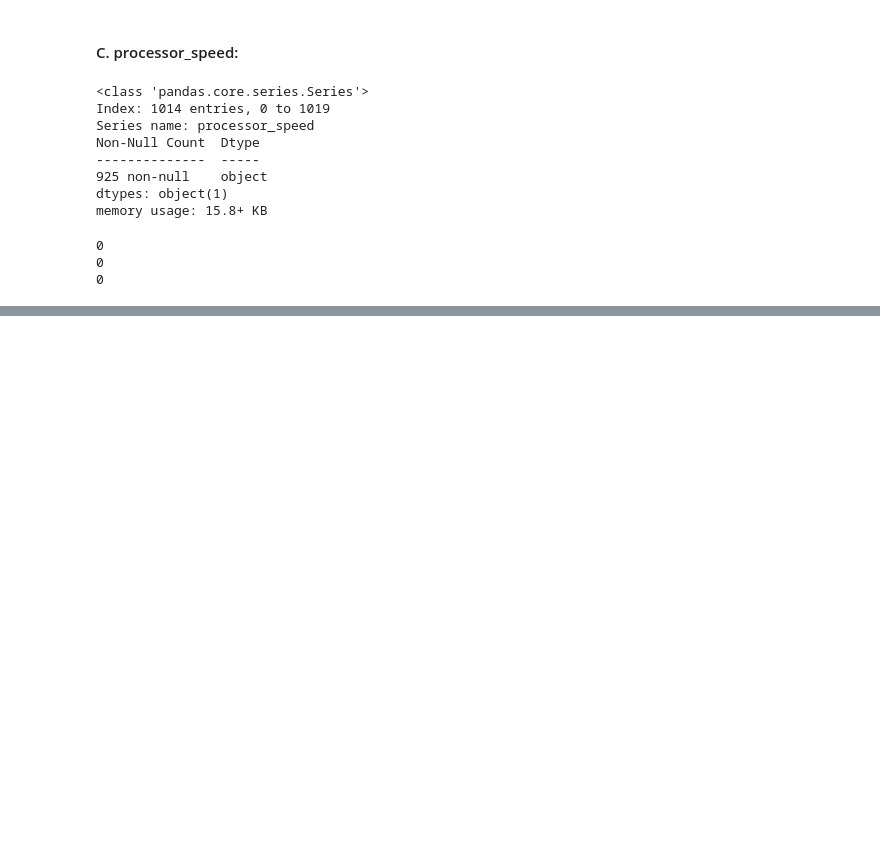
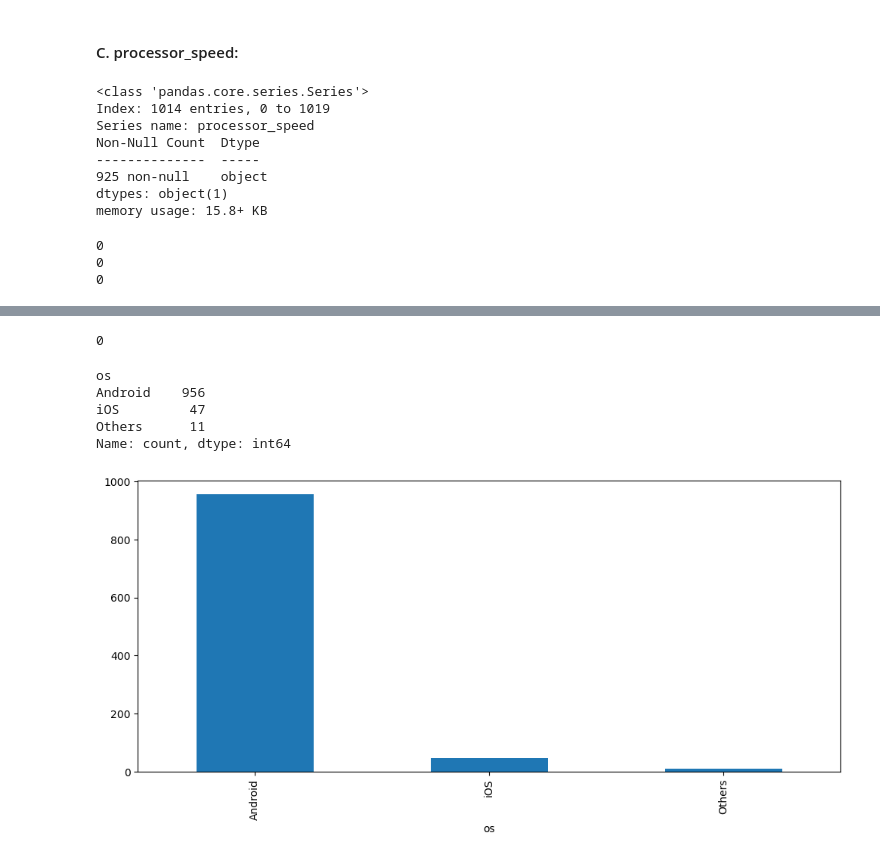
Before and after one commit to DeepeshIITdh/Tech-Items-Price-Predictor, a Jupyter notebook: Smartphones_Price_Predictor_Data_Preprocessing.ipynb, the cells around one changed output, grey strips where cells are left out. Drawn from its saved outputs; the diff is of its cells as text; code cells hidden in the pictures; blank space fills up the shorter version.

```diff
--- a/Smartphones_Price_Predictor_Data_Preprocessing.ipynb
+++ b/Smartphones_Price_Predictor_Data_Preprocessing.ipynb
@@ -422,0 +382,3 @@ Name: os_name, dtype: object
+# %%
+# 'OS' ---> 'os_name' and 'os_version'
+df['os'] = df['os'].str.split(' v',expand=True)[0]
@@ -422,0 +412,26 @@ Name: os_name, dtype: object
+# %%
+# filling null values of 'os' column
+df['os'] = np.where((df['os'].isnull()==True) & (df['brand']=='Apple'),'iOS',df['os'])
+df['os'] = np.where((df['os'].isnull()==True) & (df['brand']=='Huawei'),'HarmonyOS',df['os'])
+# %%
+df['os'] = df['os'].fillna('Android')
+# %%
+# assign 'OTHERS' category for other OS
+main=['Android','iOS']
+df['os'] = df['os'].apply(lambda x:x if x in main else 'Others')
+# %%
+df['os'].isnull().sum()
+# %% [output]
+0
+# %%
+plt.figure(figsize=(12,5))
+print(df['os'].value_counts())
+df['os'].value_counts().plot(kind='bar')
+plt.show()
+# %% [output]
+os
+Android    956
+iOS         47
+Others      11
+Name: count, dtype: int64
+[figure, added]
```
Also changed, not shown: parts of 27 cells of this notebook.
